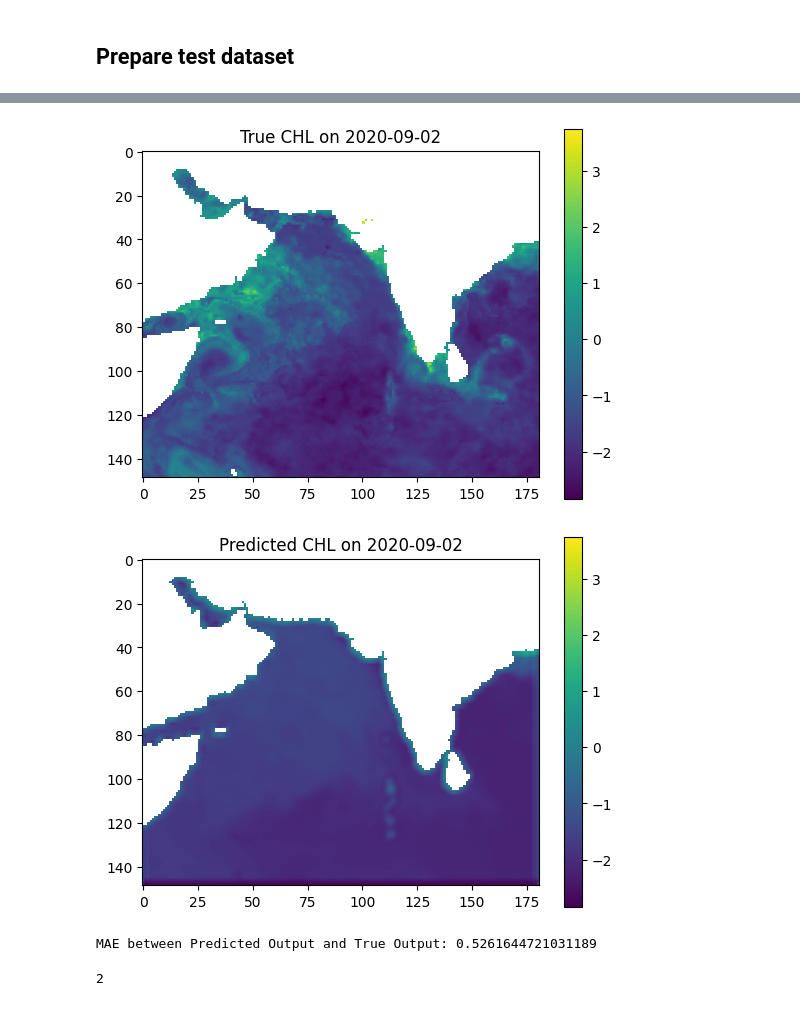
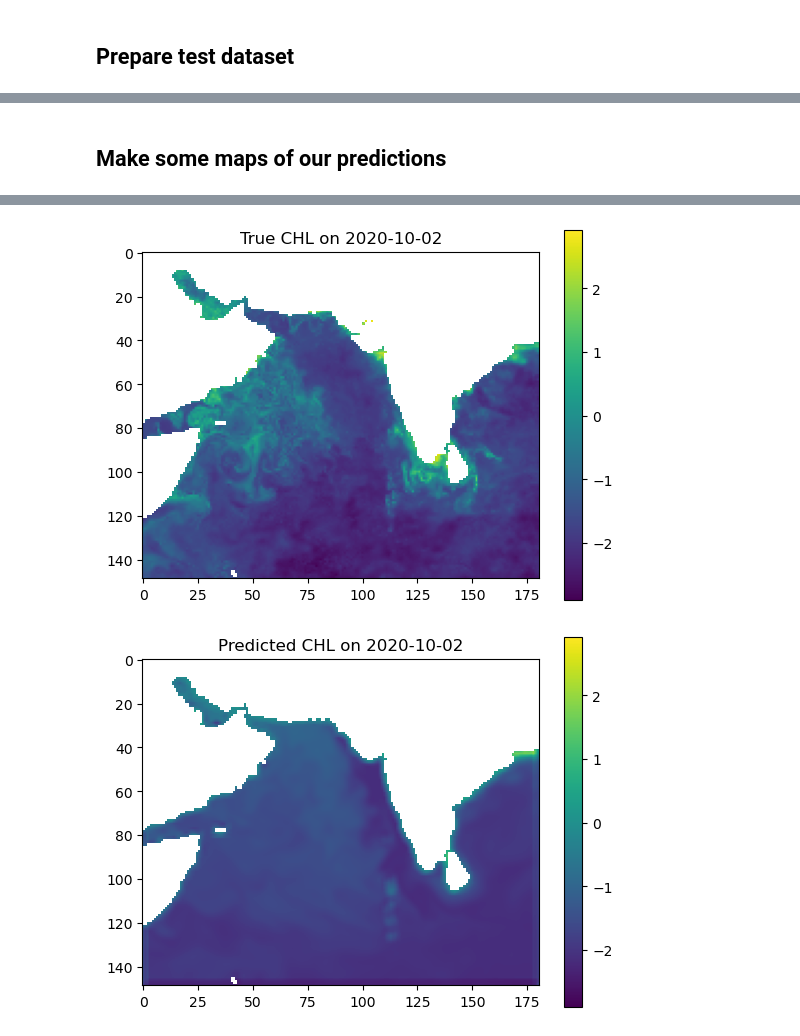
Before and after one commit to ocean-satellite-tools/mind-the-chl-gap, a Jupyter notebook: book/notebooks/CHL_prediction_CNN.ipynb, the cells around one changed output, grey strips where cells are left out. Drawn from its saved outputs; the diff is of its cells as text; code cells hidden in the pictures.

```diff
--- a/book/notebooks/CHL_prediction_CNN.ipynb
+++ b/book/notebooks/CHL_prediction_CNN.ipynb
@@ -71,0 +71,4 @@ Data variables: (12/27)
+# %%
+# read in the Zarr file; a 3D (time, lat, lon) cube for a bunch of variables in the Indian Ocean
+zarr_ds = xr.open_zarr("~/shared/mind_the_chl_gap/IO.zarr")
+zarr_ds
@@ -149,7 +335,8 @@ Here we create our training and test data with 2 variables using only 2020. 70%
 # %%
  # Curr Features: Sea Surface Temp (K), Sea Salinity Concentration (m**-3 or PSL). [Excluding Topography/Bathymetry (m)]
 features = ['sst', 'so']
-label = 'CHL_cmes-level3'  # chlorophyll-a concentration (mg/m**3) [Not taking uncertainty into consideration for now]
+label = 'CHL'  # chlorophyll-a concentration (mg/m**3) [Not taking uncertainty into consideration for now]
+#label = 'CHL_cmes-level3'  # chlorophyll-a concentration (mg/m**3) [Not taking uncertainty into consideration for now]
 model_data = preprocess_data(zarr_CHL, features, label)
 
 split_ratio = [.7, .2, .1]
@@ -221,14 +404,32 @@ Model: "sequential"
 # %%
-model.compile(optimizer='adam', loss='mae', metrics=['mae'])
+# Compile the model with Adam optimizer and mean absolute error (MAE) as both loss and evaluation metric
+model.compile(
+    optimizer='adam',    # Efficient and widely used optimizer
+    loss='mae',          # Mean Absolute Error: good for continuous data like CHL
+    metrics=['mae']      # Also track MAE during training/validation
+)
 
-early_stop = EarlyStopping(patience=10, restore_best_weights=True)
+# Set up early stopping to prevent overfitting
+early_stop = EarlyStopping(
+    patience=10,              # Stop if validation loss doesn't improve for 10 epochs
+    restore_best_weights=True  # Revert to the model weights from the best epoch
+)
 
+# Create a TensorFlow dataset for training
 train_dataset = tf.data.Dataset.from_tensor_slices((X_train, y_train))
-train_dataset = train_dataset.shuffle(buffer_size=1024).batch(8)
+train_dataset = train_dataset.shuffle(buffer_size=1024)  # Shuffle the data (helps generalization)
+train_dataset = train_dataset.batch(8)                   # Batch size = 8
 
+# Create a TensorFlow dataset for validation (no shuffle)
 val_dataset = tf.data.Dataset.from_tensor_slices((X_val, y_val))
 val_dataset = val_dataset.batch(8)
 
-history = model.fit(train_dataset, epochs=50, validation_data=val_dataset, callbacks=[early_stop])
+# Train the model
+history = model.fit(
+    train_dataset,
+    epochs=50,                    # Maximum number of training epochs
+    validation_data=val_dataset, # Use validation data during training
+    callbacks=[early_stop]       # Stop early if no improvement
+)
 # %% [output]
 Epoch 1/50
@@ -294,17 +492,18 @@ Test MAE: 0.6140401363372803
+# %% [markdown]
+## Make some maps of our predictions
 # %%
-date_to_predict = '2020-09-02'
+date_to_predict = '2020-10-02'
 date_index = (np.datetime64(date_to_predict) - np.datetime64('2020-01-01')).item().days
-true_output = np.log(zarr_CHL.sel(time=date_to_predict).CHL)
 input = np.moveaxis(model_data[:-1], 0, -1)[date_index]
 input = np.array(input)
 predicted_output = model.predict(input[np.newaxis, ...])[0]
-
 predicted_output = predicted_output[:,:,0]
 
-land_mask = np.load(r"E:\24SU Varanasi Intern\参考资料\2023_Intern_Material\land_mask_nc.npy")
+# set land to NaN
+land_mask = ~zarr_CHL["ocean_mask"].values
 predicted_output[land_mask] = np.nan
 
-# true_output_2 = (model_data[-1])[date_index]
+true_output = np.log(zarr_CHL['CHL'].sel(time=date_to_predict))
 
 vmax = np.nanmax((true_output, predicted_output))
 vmin = np.nanmin((true_output, predicted_output))
@@ -314,9 +513,6 @@ plt.colorbar()
 plt.title(f'True CHL on {date_to_predict}')
 plt.show()
 
-
-
-
 plt.imshow(predicted_output, vmin=vmin, vmax=vmax)
 plt.colorbar()
 plt.title(f'Predicted CHL on {date_to_predict}')
@@ -326,23 +522,2 @@ plt.show()
-[figure, old version]
+[figure, new version]
-[figure, old version]
+[figure, new version]
-# %%
-def compute_mae(y_true, y_pred):
-    mask = ~np.isnan(y_true) & ~np.isnan(y_pred)
-    return np.mean(np.abs(y_true[mask] - y_pred[mask]))
-
-
-predicted_mae = compute_mae(np.array(true_output), predicted_output)
-print(f"MAE between Predicted Output and True Output: {predicted_mae}")
-
-# last_input_frame = input_data[-1]
-# last_input_frame_2d = np.squeeze(last_input_frame)
-# true_output_2d = np.squeeze(true_output)
-# last_frame_mae = compute_mae(true_output_2d, last_input_frame_2d)
-# print(f"MAE between Last Input Frame and True Output: {last_frame_mae}")
-# %% [output]
-MAE between Predicted Output and True Output: 0.5261644721031189
-# %%
-# (np.datetime64('2020-01-03') - np.datetime64('2020-01-01')) / np.timedelta64(1, 'D')
-(np.datetime64('2020-01-03') - np.datetime64('2020-01-01')).item().days
-# %% [output]
-2
```
Also changed, not shown: parts of 38 cells of this notebook.
